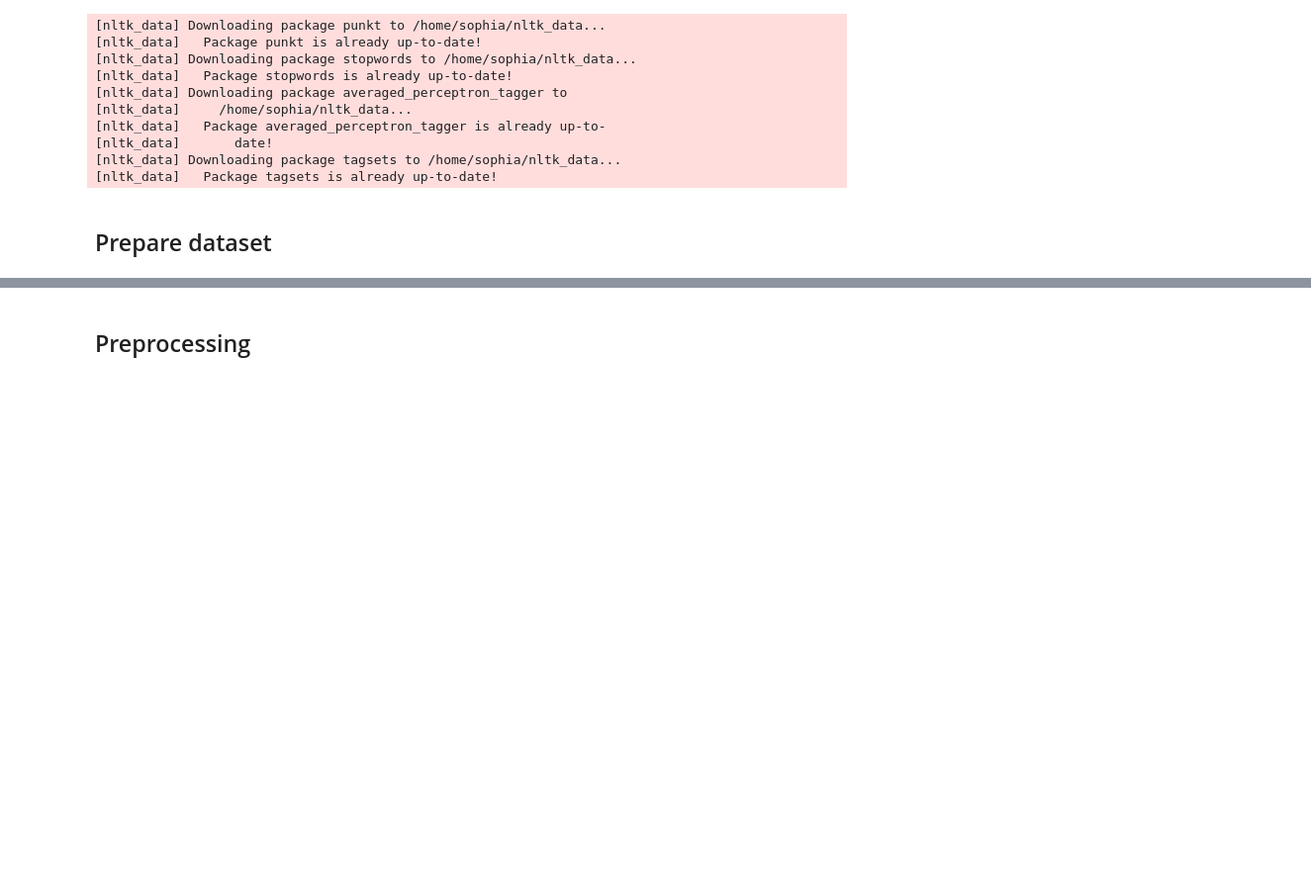
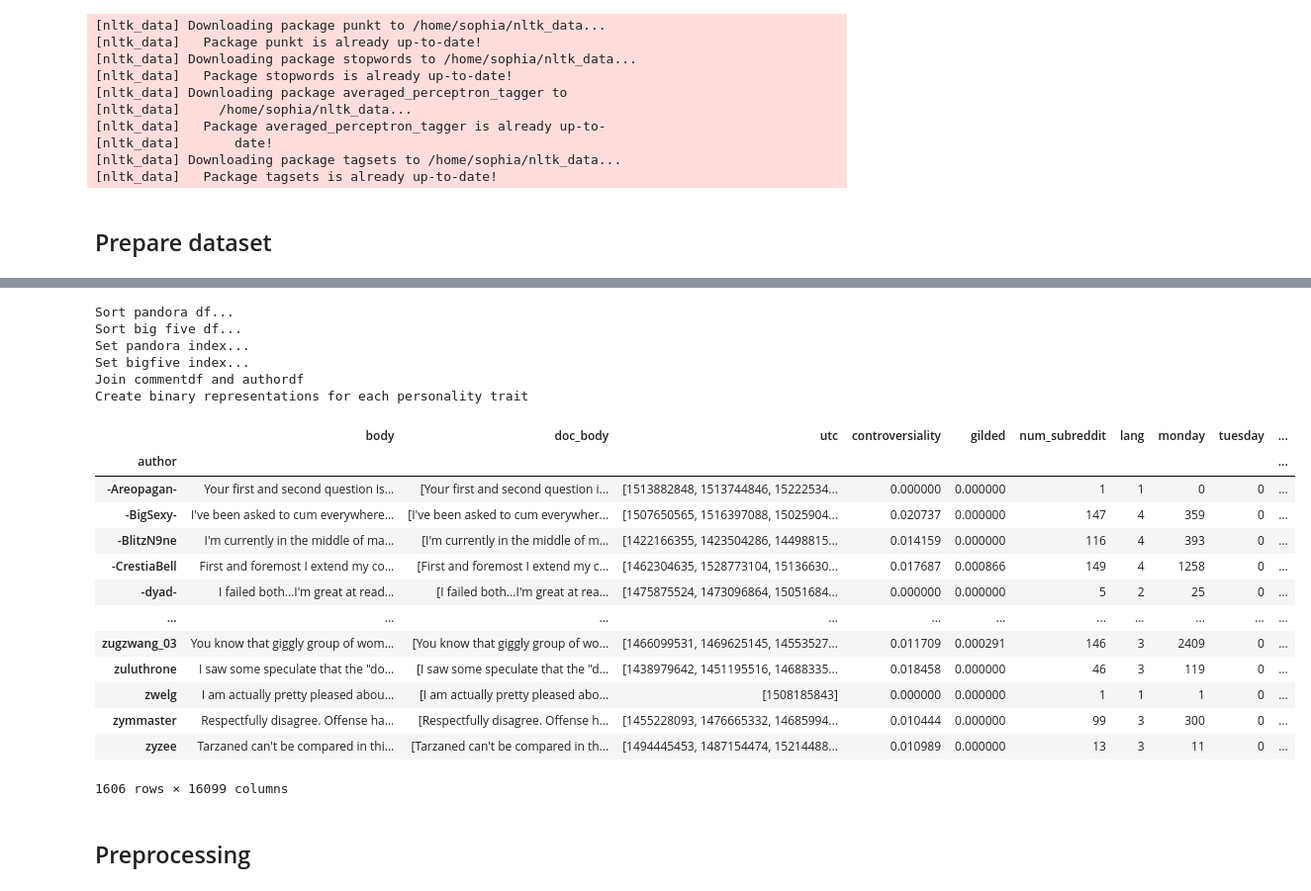
Before and after one commit to sophiasylvester/Big5-NLP, a Jupyter notebook: pers_prediction.ipynb, the cells around one changed output, grey strips where cells are left out. Shown: that part at 99% size. Cells and saved outputs as stored; diff of their text form; code cells hidden in the pictures; blank space fills up the shorter version.

```diff
--- a/pers_prediction.ipynb
+++ b/pers_prediction.ipynb
@@ -73,7 +73,8 @@ df = pd.read_csv('/home/sophia/ma_py/pandora_bigfive.csv')
 # Import dataset authors and delete not needed columns
 authors = pd.read_csv('/home/sophia/ma_py/author_profiles.csv')
 bigfive = authors[['author','agreeableness','openness','conscientiousness','extraversion','neuroticism']]
-bigfive = bigfive.dropna()
+bigfive = bigfive[bigfive['agreeableness'].notna()]
+del authors
 # %%
 # Functions
 
@@ -206,10 +225,23 @@ def onecolumnperdatapoint(df, column, namelist):
 # %%
 # Wrapper for commentdf
 def create_commentdf(df):
-    pandora = create_authordf(df)
+    print("Create new df grouped by author...")
+    groupdf = create_groupdf(df)
+    print("Create new columns with features...")
+    pandora = create_new_columns(groupdf)
+    print("Distribute the weekday_dist to several columns...")
     pandora = onecolumnperdatapoint(pandora, 'weekday_dist', weekday)
+    print("Distribute the month_dist to several columns")
     pandora = onecolumnperdatapoint(pandora, 'month_dist', month)
+    print("Distribute the year_dist to several columns...")
     pandora = onecolumnperdatapoint(pandora, 'year_dist', year)
+    print("Distribute the subreddit_dist to several columns...")
     pandora = onecolumnperdatapoint(pandora, 'subreddit_dist', subredditlist)
+    print("Drop dist columns...")
     pandora.drop(['weekday_dist', 'month_dist', 'year_dist', 'subreddit_dist'], axis=1, inplace=True)
     return pandora
+
+# create commentdf
+print("Create comment df (name: pandora)...")
+pandora = create_commentdf(df)
+print("Done...")
@@ -216,24 +271,53 @@ def create_commentdf(df):
 # %%
-# create commentdf
-pandora = create_commentdf(df)
-
 # merge commentdf and authordf
-pandoradf = pandora.merge(bigfive, how='left', on=['author'])
-pandoradf = pandoradf.sort_values(by='author')
-pandoradf = pandoradf[pandoradf['agreeableness'].notna()]
-pandoradf = pandoradf.reset_index()
+print("Sort pandora df...")
+pandora= pandora.sort_values(by='author')
+print("Sort big five df...")
+bigfive= bigfive.sort_values(by='author')
+if pandora.index.name != 'author':
+    print("Set pandora index...")
+    pandora = pandora.set_index('author')
+if bigfive.index.name != 'author':
+    print("Set bigfive index...")
+    bigfive = bigfive.set_index('author')
+print("Join commentdf and authordf")
+pandoradf = pandora.join(bigfive)
+# pandoradf = pandoradf.reset_index()
 
 # create binary representation of personality traits
 def bigfive_cat(df):
     # change big five to binary representation
     df['agree'] = df['agreeableness'].apply(lambda x: 0 if x<50 else 1)
     df['openn'] = df['openness'].apply(lambda x: 0 if x<50 else 1)
     df['consc'] = df['conscientiousness'].apply(lambda x: 0 if x<50 else 1)
     df['extra'] = df['extraversion'].apply(lambda x: 0 if x<50 else 1)
     df['neuro'] = df['neuroticism'].apply(lambda x: 0 if x<50 else 1)
     return df
 
+print("Create binary representations for each personality trait")
 pandoradf = bigfive_cat(pandoradf)
+pandoradf
+# %% [output]
+Sort pandora df...
+Sort big five df...
+Set pandora index...
+Set bigfive index...
+Join commentdf and authordf
+Create binary representations for each personality trait
+|  | body | doc_body | utc | controversiality | gilded | num_subreddit | lang | monday | tuesday | ... |
+| author |  |  |  |  |  |  |  |  |  | ... |
+| -Areopagan- | Your first and second question is... | [Your first and second question i... | [1513882848, 1513744846, 15222534... | 0.000000 | 0.000000 | 1 | 1 | 0 | 0 | ... |
+| -BigSexy- | I've been asked to cum everywhere... | [I've been asked to cum everywher... | [1507650565, 1516397088, 15025904... | 0.020737 | 0.000000 | 147 | 4 | 359 | 0 | ... |
+| -BlitzN9ne | I'm currently in the middle of ma... | [I'm currently in the middle of m... | [1422166355, 1423504286, 14498815... | 0.014159 | 0.000000 | 116 | 4 | 393 | 0 | ... |
+| -CrestiaBell | First and foremost I extend my co... | [First and foremost I extend my c... | [1462304635, 1528773104, 15136630... | 0.017687 | 0.000866 | 149 | 4 | 1258 | 0 | ... |
+| -dyad- | I failed both...I'm great at read... | [I failed both...I'm great at rea... | [1475875524, 1473096864, 15051684... | 0.000000 | 0.000000 | 5 | 2 | 25 | 0 | ... |
+| ... | ... | ... | ... | ... | ... | ... | ... | ... | ... | ... |
+| zugzwang_03 | You know that giggly group of wom... | [You know that giggly group of wo... | [1466099531, 1469625145, 14553527... | 0.011709 | 0.000291 | 146 | 3 | 2409 | 0 | ... |
+| zuluthrone | I saw some speculate that the "do... | [I saw some speculate that the "d... | [1438979642, 1451195516, 14688335... | 0.018458 | 0.000000 | 46 | 3 | 119 | 0 | ... |
+| zwelg | I am actually pretty pleased abou... | [I am actually pretty pleased abo... | [1508185843] | 0.000000 | 0.000000 | 1 | 1 | 1 | 0 | ... |
+| zymmaster | Respectfully disagree. Offense ha... | [Respectfully disagree. Offense h... | [1455228093, 1476665332, 14685994... | 0.010444 | 0.000000 | 99 | 3 | 300 | 0 | ... |
+| zyzee | Tarzaned can't be compared in thi... | [Tarzaned can't be compared in th... | [1494445453, 1487154474, 15214488... | 0.010989 | 0.000000 | 13 | 3 | 11 | 0 | ... |
+1606 rows × 16099 columns
 # %% [markdown]
 ## Preprocessing
 # %%
```
Also changed, not shown: parts of 9 cells of this notebook.
